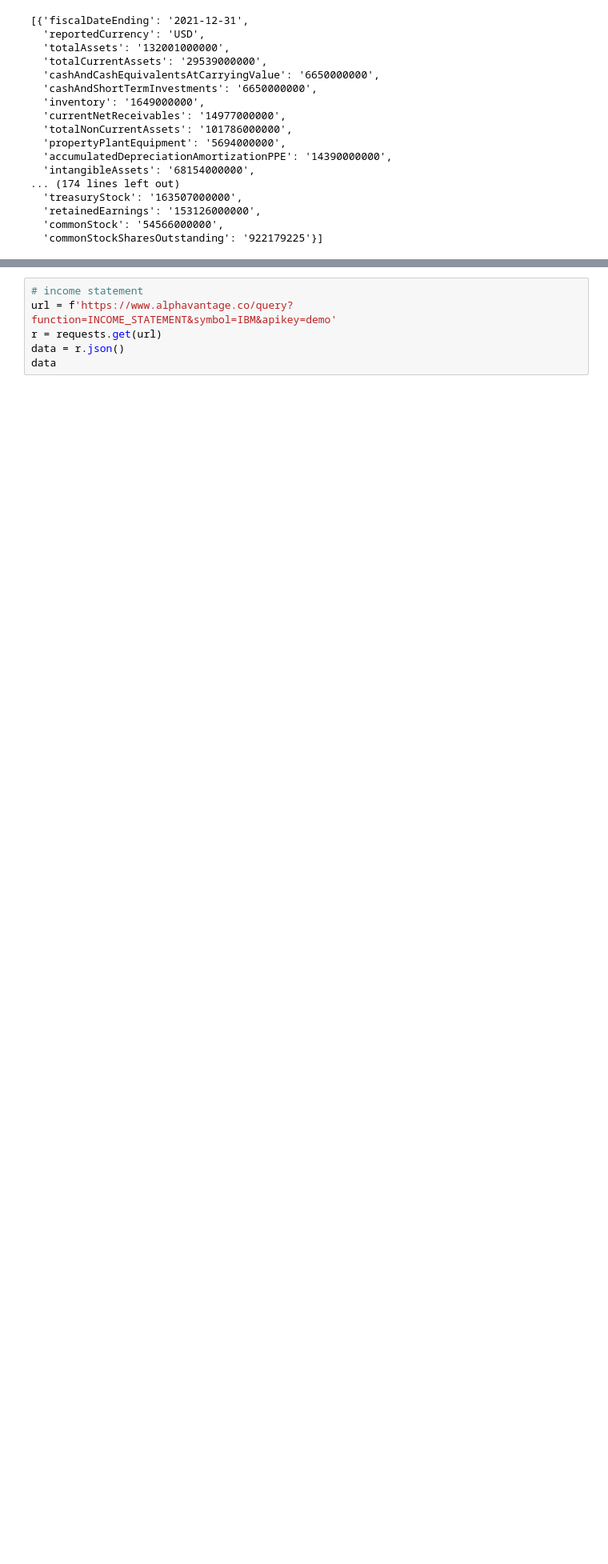
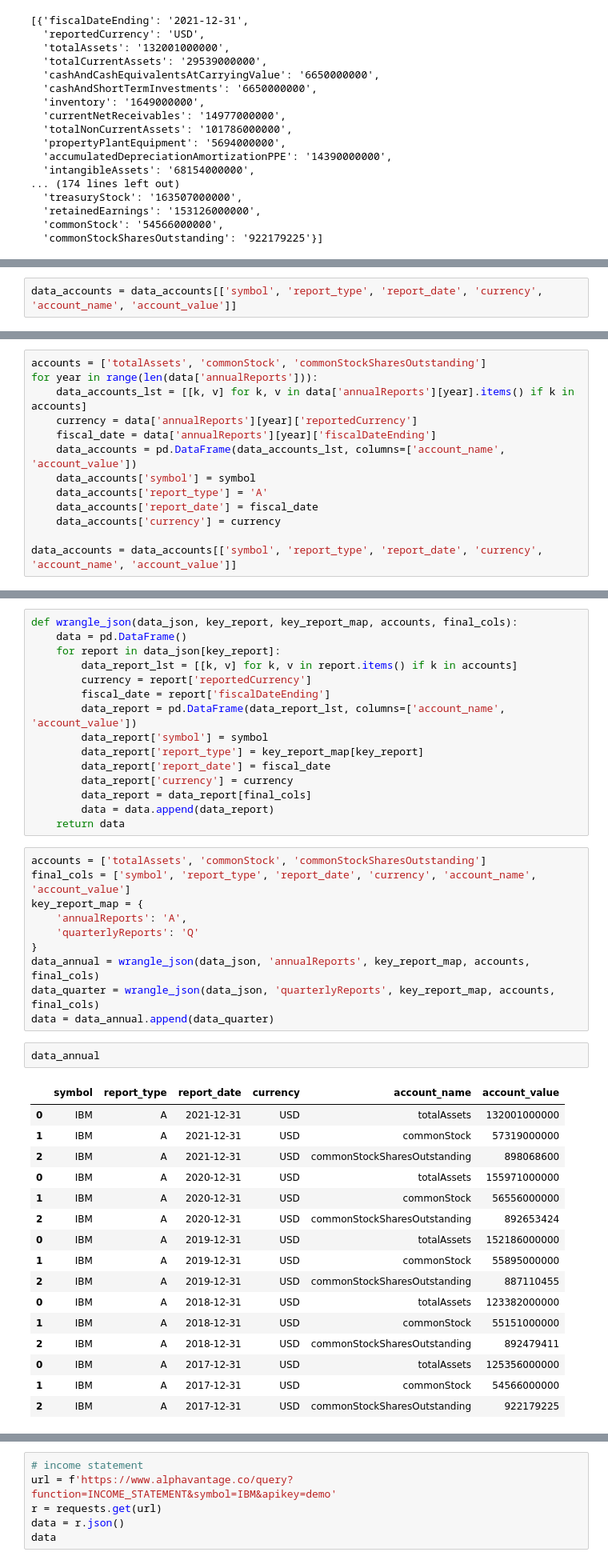
Before and after one commit to nico-corthorn/esg-portfolio, a Jupyter notebook: esgtools/prototype.ipynb, the cells around one changed output, grey strips where cells are left out. Shown at 80% size. Saved outputs shown, nothing was run; the diff lists cells and outputs as text; blank space fills up the shorter version.

```diff
--- a/esgtools/prototype.ipynb
+++ b/esgtools/prototype.ipynb
@@ -804,0 +827,2 @@ data['annualReports']
+# %%
+data_accounts = data_accounts[['symbol', 'report_type', 'report_date', 'currency', 'account_name', 'account_value']]
@@ -804,0 +836,13 @@ data['annualReports']
+# %%
+accounts = ['totalAssets', 'commonStock', 'commonStockSharesOutstanding']
+for year in range(len(data['annualReports'])):
+    data_accounts_lst = [[k, v] for k, v in data['annualReports'][year].items() if k in accounts]
+    currency = data['annualReports'][year]['reportedCurrency']
+    fiscal_date = data['annualReports'][year]['fiscalDateEnding']
+    data_accounts = pd.DataFrame(data_accounts_lst, columns=['account_name', 'account_value'])
+    data_accounts['symbol'] = symbol
+    data_accounts['report_type'] = 'A'
+    data_accounts['report_date'] = fiscal_date
+    data_accounts['currency'] = currency
+
+data_accounts = data_accounts[['symbol', 'report_type', 'report_date', 'currency', 'account_name', 'account_value']]
@@ -804,0 +917,44 @@ data['annualReports']
+# %%
+def wrangle_json(data_json, key_report, key_report_map, accounts, final_cols):
+    data = pd.DataFrame()
+    for report in data_json[key_report]:
+        data_report_lst = [[k, v] for k, v in report.items() if k in accounts]
+        currency = report['reportedCurrency']
+        fiscal_date = report['fiscalDateEnding']
+        data_report = pd.DataFrame(data_report_lst, columns=['account_name', 'account_value'])
+        data_report['symbol'] = symbol
+        data_report['report_type'] = key_report_map[key_report]
+        data_report['report_date'] = fiscal_date
+        data_report['currency'] = currency
+        data_report = data_report[final_cols]
+        data = data.append(data_report)
+    return data
+# %%
+accounts = ['totalAssets', 'commonStock', 'commonStockSharesOutstanding']
+final_cols = ['symbol', 'report_type', 'report_date', 'currency', 'account_name', 'account_value']
+key_report_map = {
+    'annualReports': 'A',
+    'quarterlyReports': 'Q'
+}
+data_annual = wrangle_json(data_json, 'annualReports', key_report_map, accounts, final_cols)
+data_quarter = wrangle_json(data_json, 'quarterlyReports', key_report_map, accounts, final_cols)
+data = data_annual.append(data_quarter)
+# %%
+data_annual
+# %% [output]
+|  | symbol | report_type | report_date | currency | account_name | account_value |
+| 0 | IBM | A | 2021-12-31 | USD | totalAssets | 132001000000 |
+| 1 | IBM | A | 2021-12-31 | USD | commonStock | 57319000000 |
+| 2 | IBM | A | 2021-12-31 | USD | commonStockSharesOutstanding | 898068600 |
+| 0 | IBM | A | 2020-12-31 | USD | totalAssets | 155971000000 |
+| 1 | IBM | A | 2020-12-31 | USD | commonStock | 56556000000 |
+| 2 | IBM | A | 2020-12-31 | USD | commonStockSharesOutstanding | 892653424 |
+| 0 | IBM | A | 2019-12-31 | USD | totalAssets | 152186000000 |
+| 1 | IBM | A | 2019-12-31 | USD | commonStock | 55895000000 |
+| 2 | IBM | A | 2019-12-31 | USD | commonStockSharesOutstanding | 887110455 |
+| 0 | IBM | A | 2018-12-31 | USD | totalAssets | 123382000000 |
+| 1 | IBM | A | 2018-12-31 | USD | commonStock | 55151000000 |
+| 2 | IBM | A | 2018-12-31 | USD | commonStockSharesOutstanding | 892479411 |
+| 0 | IBM | A | 2017-12-31 | USD | totalAssets | 125356000000 |
+| 1 | IBM | A | 2017-12-31 | USD | commonStock | 54566000000 |
+| 2 | IBM | A | 2017-12-31 | USD | commonStockSharesOutstanding | 922179225 |
```
Also changed, not shown: parts of 21 cells of this notebook, 5 other files.
